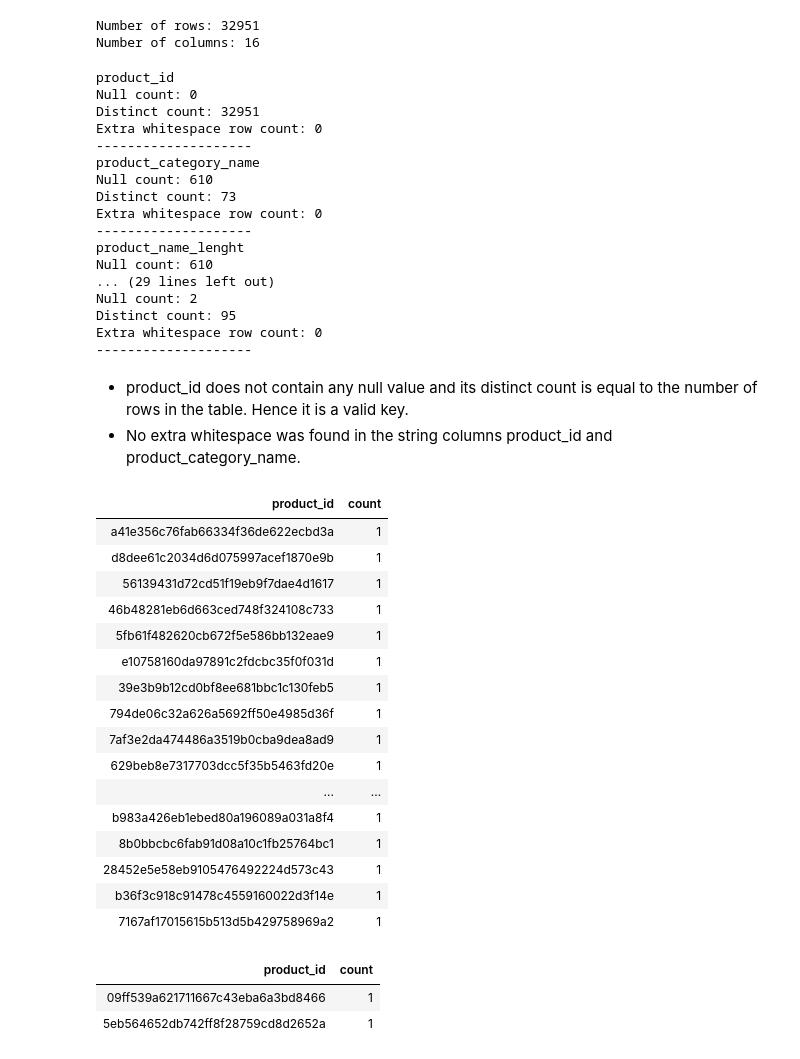
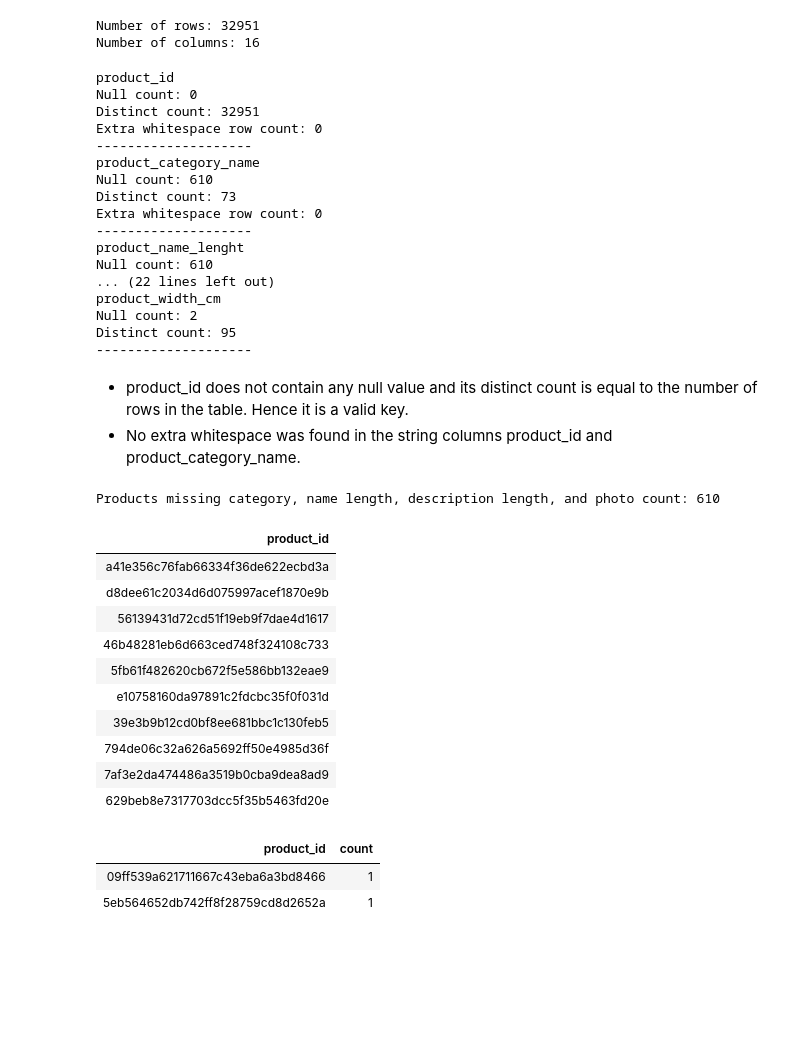
Before and after one commit to ShuvamRS/ecommerce-data-platform, a Jupyter notebook: notebooks/silver/olist/products_silver.ipynb, the cells around one changed output. Cells and saved outputs as stored; diff of their text form; code cells hidden in the pictures; blank space fills up the shorter version.

```diff
--- a/notebooks/silver/olist/products_silver.ipynb
+++ b/notebooks/silver/olist/products_silver.ipynb
@@ -57,30 +57,18 @@ print("Number of columns:", len(bronze_df.columns))
 Number of rows: 32951
 Number of columns: 16
 # %%
-columns = [
-    "product_id",
-    "product_category_name",
-    "product_name_lenght",
-    "product_description_lenght",
-    "product_photos_qty",
-    "product_weight_g",
-    "product_length_cm",
-    "product_height_cm",
-    "product_width_cm"
-]
-
-
-for column in columns:
+for column, dtype in bronze_df.dtypes[:9]:
     print(column)
     print("Null count:", bronze_df.filter(col(column).isNull()).count())
     print("Distinct count:", bronze_df.filter(col(column).isNotNull()).select(column).distinct().count())
-    print("Extra whitespace row count:",
-        (
-            bronze_df.withColumn(f"{column}_trimmed", trim(col(column)))
-            .filter(col(column) != col(f"{column}_trimmed"))
-            .count()
+    if dtype == "string":
+        print("Extra whitespace row count:",
+            (
+                bronze_df.withColumn(f"{column}_trimmed", trim(col(column)))
+                .filter(col(column) != col(f"{column}_trimmed"))
+                .count()
+            )
         )
-    )
     print("-"*20)
 # %% [output]
 product_id
@@ -95,36 +83,45 @@ Extra whitespace row count: 0
 --------------------
 product_name_lenght
 Null count: 610
-... (29 lines left out)
+... (22 lines left out)
+product_width_cm
 Null count: 2
 Distinct count: 95
-Extra whitespace row count: 0
 --------------------
 # %% [markdown]
 - product_id does not contain any null value and its distinct count is equal to the number of rows in the table. Hence it is a valid key.
 - No extra whitespace was found in the string columns product_id and product_category_name.
 # %%
+missing_product_description_df = bronze_df.filter(
+    col("product_category_name").isNull()
+    & col("product_name_lenght").isNull()
+    & col("product_description_lenght").isNull()
+    & col("product_photos_qty").isNull()
+)
+
+print(
+    "Products missing category, name length, description length, and photo count:",
+    missing_product_description_df.count()
+)
+
 display(
-    bronze_df.filter(col("product_category_name").isNull() & col("product_name_lenght").isNull() & col("product_description_lenght").isNull() & col("product_photos_qty").isNull()).groupBy("product_id").count()
+    missing_product_description_df
+    .select("product_id")
+    .limit(10)
 )
 # %% [output]
+Products missing category, name length, description length, and photo count: 610
-| product_id | count |
-| a41e356c76fab66334f36de622ecbd3a | 1 |
-| d8dee61c2034d6d075997acef1870e9b | 1 |
-| 56139431d72cd51f19eb9f7dae4d1617 | 1 |
-| 46b48281eb6d663ced748f324108c733 | 1 |
-| 5fb61f482620cb672f5e586bb132eae9 | 1 |
-| e10758160da97891c2fdcbc35f0f031d | 1 |
-| 39e3b9b12cd0bf8ee681bbc1c130feb5 | 1 |
-| 794de06c32a626a5692ff50e4985d36f | 1 |
-| 7af3e2da474486a3519b0cba9dea8ad9 | 1 |
-| 629beb8e7317703dcc5f35b5463fd20e | 1 |
-| ... | ... |
-| b983a426eb1ebed80a196089a031a8f4 | 1 |
-| 8b0bbcbc6fab91d08a10c1fb25764bc1 | 1 |
-| 28452e5e58eb9105476492224d573c43 | 1 |
-| b36f3c918c91478c4559160022d3f14e | 1 |
-| 7167af17015615b513d5b429758969a2 | 1 |
+| product_id |
+| a41e356c76fab66334f36de622ecbd3a |
+| d8dee61c2034d6d075997acef1870e9b |
+| 56139431d72cd51f19eb9f7dae4d1617 |
+| 46b48281eb6d663ced748f324108c733 |
+| 5fb61f482620cb672f5e586bb132eae9 |
+| e10758160da97891c2fdcbc35f0f031d |
+| 39e3b9b12cd0bf8ee681bbc1c130feb5 |
+| 794de06c32a626a5692ff50e4985d36f |
+| 7af3e2da474486a3519b0cba9dea8ad9 |
+| 629beb8e7317703dcc5f35b5463fd20e |
 # %%
 display(
     bronze_df.filter(col("product_weight_g").isNull() & col("product_length_cm").isNull() & col("product_height_cm").isNull() & col("product_width_cm").isNull()).groupBy("product_id").count()
```
Also changed, not shown: parts of 7 cells of this notebook, 6 other files.
